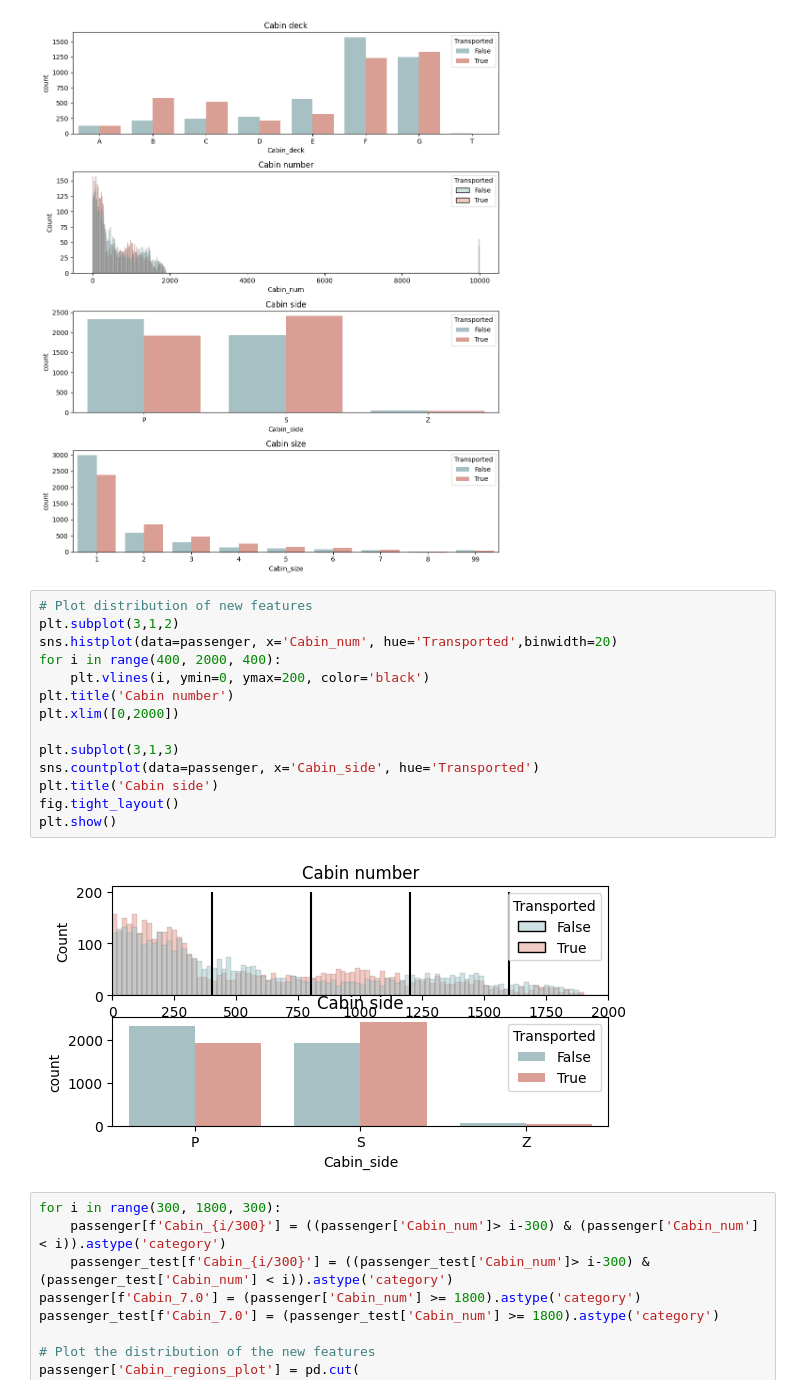
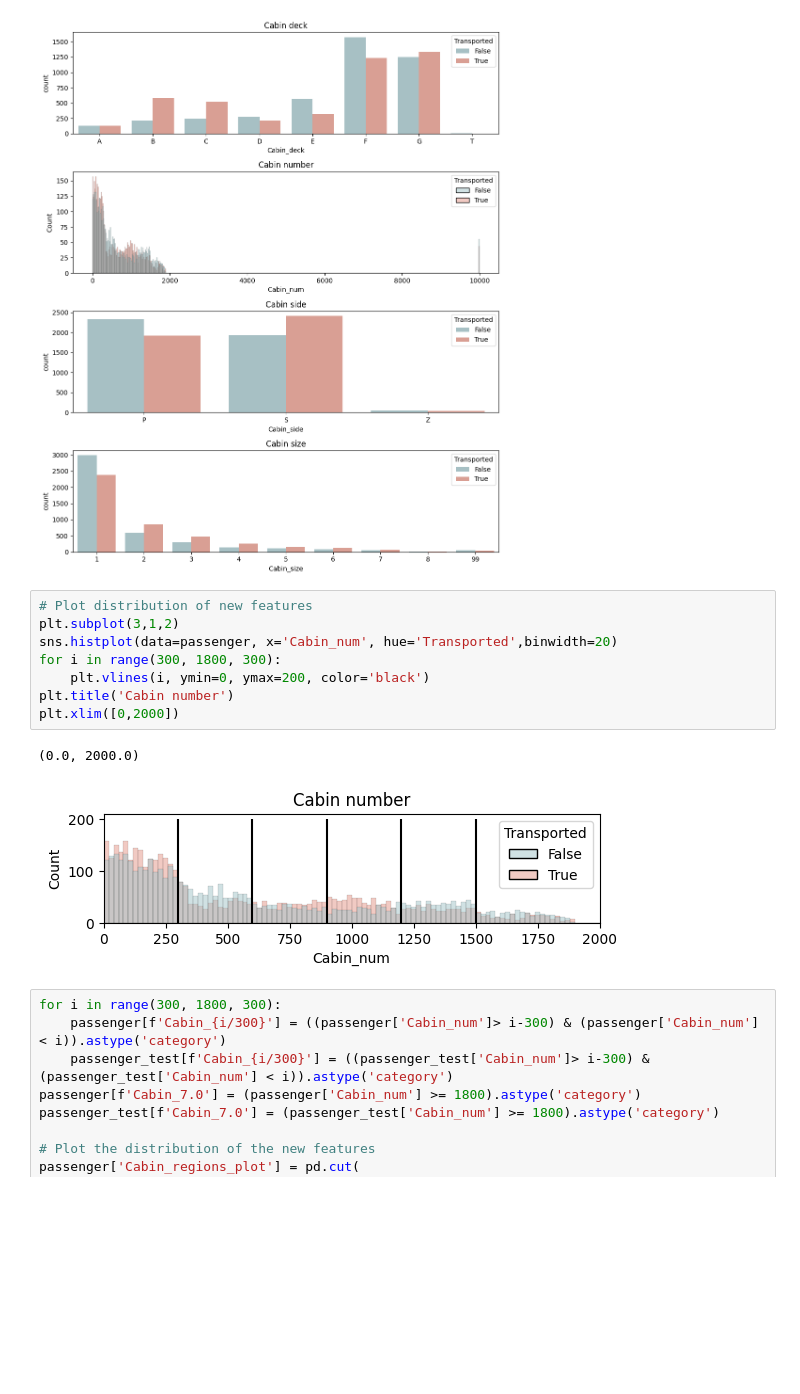
Before and after one commit to Elliefffish/ml-final-Stitanic, a Jupyter notebook: 「ml_final_project_ipynb」的副本.ipynb, the cells around one changed output. Drawn from its saved outputs; the diff is of its cells as text; blank space fills up the shorter version.

```diff
--- a/「ml_final_project_ipynb」的副本.ipynb
+++ b/「ml_final_project_ipynb」的副本.ipynb
@@ -338,19 +316,14 @@ plt.show()
 # %%
 # Plot distribution of new features
 plt.subplot(3,1,2)
 sns.histplot(data=passenger, x='Cabin_num', hue='Transported',binwidth=20)
-for i in range(400, 2000, 400):
+for i in range(300, 1800, 300):
     plt.vlines(i, ymin=0, ymax=200, color='black')
 plt.title('Cabin number')
 plt.xlim([0,2000])
-
-plt.subplot(3,1,3)
-sns.countplot(data=passenger, x='Cabin_side', hue='Transported')
-plt.title('Cabin side')
-fig.tight_layout()
-plt.show()
 # %% [output]
+(0.0, 2000.0)
-[figure, old version]
+[figure, new version]
 # %%
 for i in range(300, 1800, 300):
     passenger[f'Cabin_{i/300}'] = ((passenger['Cabin_num']> i-300) & (passenger['Cabin_num'] < i)).astype('category')
```
Also changed, not shown: parts of 43 cells of this notebook.
